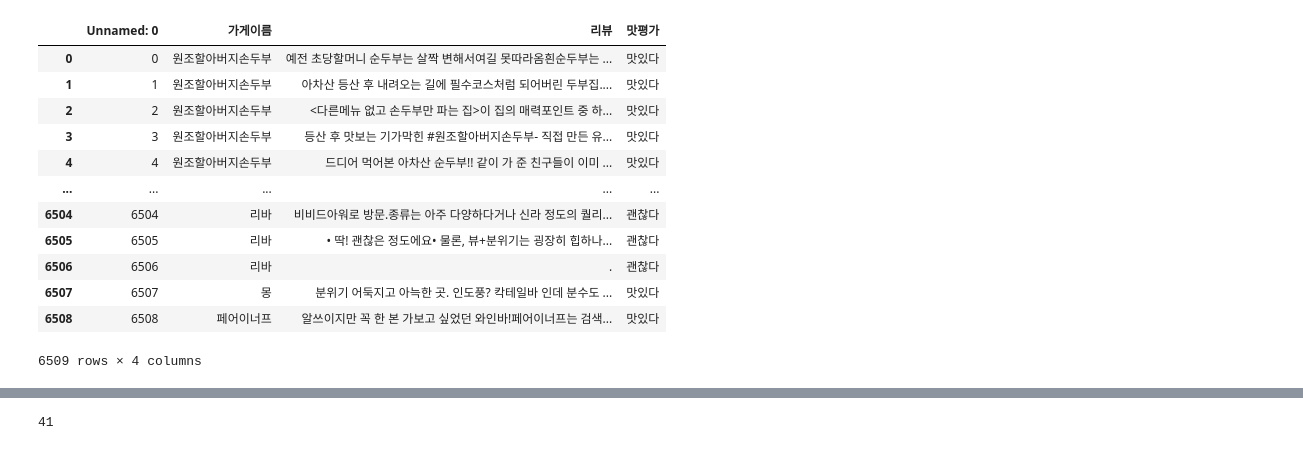
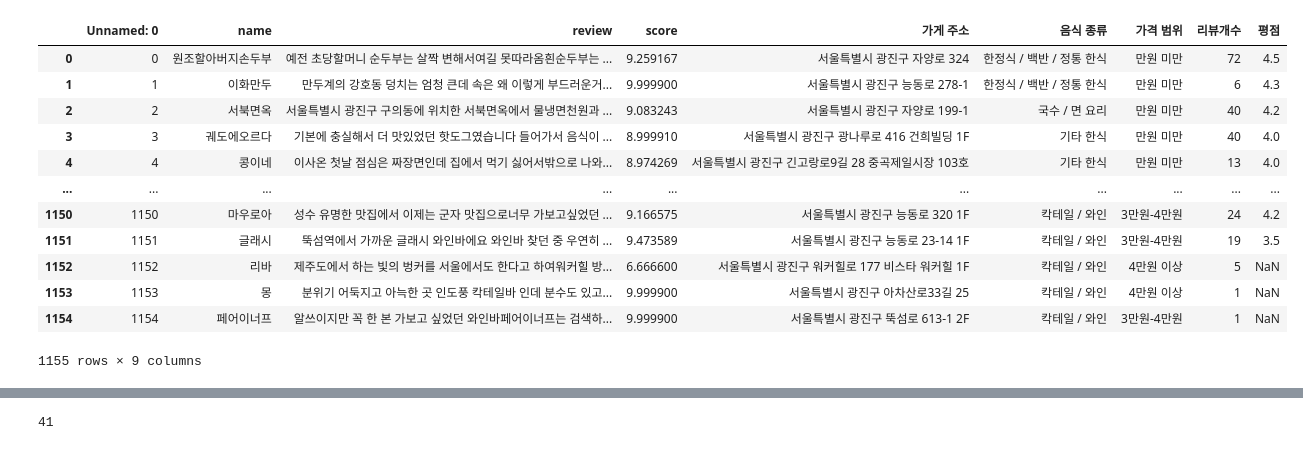
Before and after one commit to moonjeong-j/dl-ncf-cbf-recommendation, a Jupyter notebook: source_code/KoNLPy.ipynb, the cells around one changed output, grey strips where cells are left out. Drawn from its saved outputs; the diff is of its cells as text; code cells hidden in the pictures.

```diff
--- a/source_code/KoNLPy.ipynb
+++ b/source_code/KoNLPy.ipynb
@@ -10,20 +10,20 @@ import konlpy.tag
 # %%
 #건대 군자 광진
 
 import pandas as pd
-review=pd.read_csv('건대_군자_광진_total_review_list.csv')
-review
+review_concat=pd.read_csv('건대_군자_광진_concat.csv')
+review_concat
 # %% [output]
-|  | Unnamed: 0 | 가게이름 | 리뷰 | 맛평가 |
-| 0 | 0 | 원조할아버지손두부 | 예전 초당할머니 순두부는 살짝 변해서여길 못따라옴흰순두부는 ... | 맛있다 |
-| 1 | 1 | 원조할아버지손두부 | 아차산 등산 후 내려오는 길에 필수코스처럼 되어버린 두부집.... | 맛있다 |
-| 2 | 2 | 원조할아버지손두부 | <다른메뉴 없고 손두부만 파는 집>이 집의 매력포인트 중 하... | 맛있다 |
-| 3 | 3 | 원조할아버지손두부 | 등산 후 맛보는 기가막힌 #원조할아버지손두부- 직접 만든 유... | 맛있다 |
-| 4 | 4 | 원조할아버지손두부 | 드디어 먹어본 아차산 순두부!! 같이 가 준 친구들이 이미 ... | 맛있다 |
-| ... | ... | ... | ... | ... |
-| 6504 | 6504 | 리바 | 비비드아워로 방문.종류는 아주 다양하다거나 신라 정도의 퀄리... | 괜찮다 |
-| 6505 | 6505 | 리바 | • 딱! 괜찮은 정도에요• 물론, 뷰+분위기는 굉장히 힙하나... | 괜찮다 |
-| 6506 | 6506 | 리바 | . | 괜찮다 |
-| 6507 | 6507 | 몽 | 분위기 어둑지고 아늑한 곳. 인도풍? 칵테일바 인데 분수도 ... | 맛있다 |
-| 6508 | 6508 | 페어이너프 | 알쓰이지만 꼭 한 본 가보고 싶었던 와인바!페어이너프는 검색... | 맛있다 |
+|  | Unnamed: 0 | name | review | score | 가게 주소 | 음식 종류 | 가격 범위 | 리뷰개수 | 평점 |
+| 0 | 0 | 원조할아버지손두부 | 예전 초당할머니 순두부는 살짝 변해서여길 못따라옴흰순두부는 ... | 9.259167 | 서울특별시 광진구 자양로 324 | 한정식 / 백반 / 정통 한식 | 만원 미만 | 72 | 4.5 |
+| 1 | 1 | 이화만두 | 만두계의 강호동 덩치는 엄청 큰데 속은 왜 이렇게 부드러운거... | 9.999900 | 서울특별시 광진구 능동로 278-1 | 한정식 / 백반 / 정통 한식 | 만원 미만 | 6 | 4.3 |
+| 2 | 2 | 서북면옥 | 서울특별시 광진구 구의동에 위치한 서북면옥에서 물냉면천원과 ... | 9.083243 | 서울특별시 광진구 자양로 199-1 | 국수 / 면 요리 | 만원 미만 | 40 | 4.2 |
+| 3 | 3 | 궤도에오르다 | 기본에 충실해서 더 맛있었던 핫도그였습니다 들어가서 음식이 ... | 8.999910 | 서울특별시 광진구 광나루로 416 건희빌딩 1F | 기타 한식 | 만원 미만 | 40 | 4.0 |
+| 4 | 4 | 콩이네 | 이사온 첫날 점심은 짜장면인데 집에서 먹기 싫어서밖으로 나와... | 8.974269 | 서울특별시 광진구 긴고랑로9길 28 중곡제일시장 103호 | 기타 한식 | 만원 미만 | 13 | 4.0 |
+| ... | ... | ... | ... | ... | ... | ... | ... | ... | ... |
+| 1150 | 1150 | 마우로아 | 성수 유명한 맛집에서 이제는 군자 맛집으로너무 가보고싶었던 ... | 9.166575 | 서울특별시 광진구 능동로 320 1F | 칵테일 / 와인 | 3만원-4만원 | 24 | 4.2 |
+| 1151 | 1151 | 글래시 | 뚝섬역에서 가까운 글래시 와인바에요 와인바 찾던 중 우연히 ... | 9.473589 | 서울특별시 광진구 능동로 23-14 1F | 칵테일 / 와인 | 3만원-4만원 | 19 | 3.5 |
+| 1152 | 1152 | 리바 | 제주도에서 하는 빛의 벙커를 서울에서도 한다고 하여워커힐 방... | 6.666600 | 서울특별시 광진구 워커힐로 177 비스타 워커힐 1F | 칵테일 / 와인 | 4만원 이상 | 5 | NaN |
+| 1153 | 1153 | 몽 | 분위기 어둑지고 아늑한 곳 인도풍 칵테일바 인데 분수도 있고... | 9.999900 | 서울특별시 광진구 아차산로33길 25 | 칵테일 / 와인 | 4만원 이상 | 1 | NaN |
+| 1154 | 1154 | 페어이너프 | 알쓰이지만 꼭 한 본 가보고 싶었던 와인바페어이너프는 검색하... | 9.999900 | 서울특별시 광진구 뚝섬로 613-1 2F | 칵테일 / 와인 | 3만원-4만원 | 1 | NaN |
-6509 rows × 4 columns
+1155 rows × 9 columns
```
Also changed, not shown: parts of 12 cells of this notebook, 3 other files.
